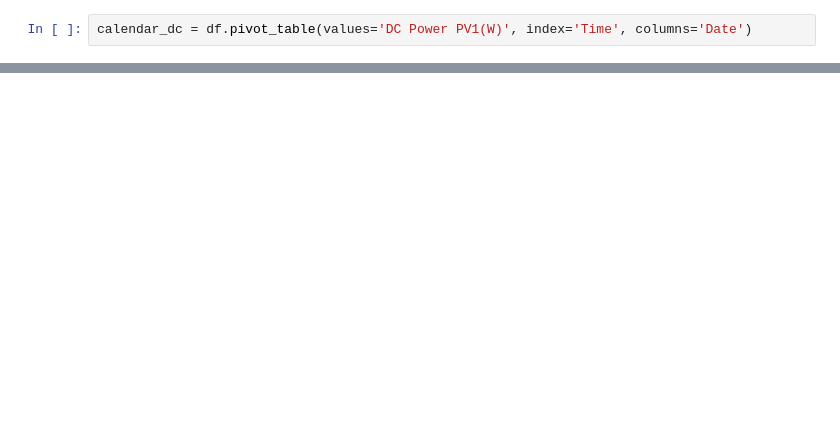
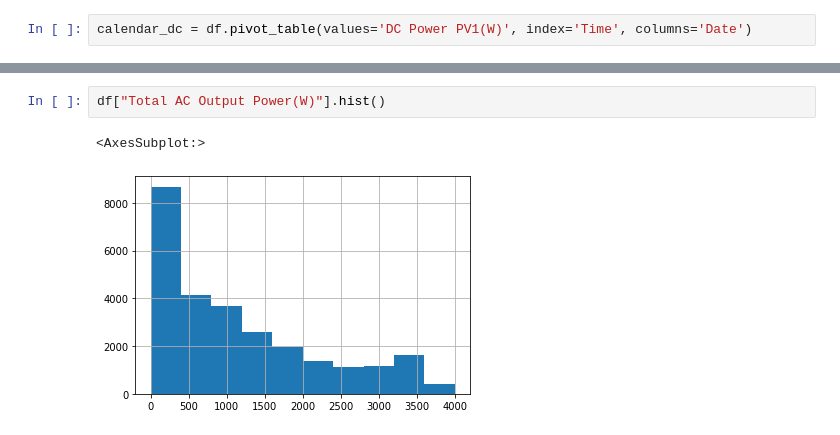
Before and after one commit to oakthyago/Electrical-Demand-Brazil, a Jupyter notebook: photovoltaic-analysis-from-full-of-shadows-system.ipynb, the cells around one changed output, grey strips where cells are left out. Cells and saved outputs as stored; diff of their text form; blank space fills up the shorter version.

```diff
--- a/photovoltaic-analysis-from-full-of-shadows-system.ipynb
+++ b/photovoltaic-analysis-from-full-of-shadows-system.ipynb
@@ -68,0 +74,5 @@ calendar_dc = df.pivot_table(values='DC Power PV1(W)', index='Time', columns='Da
+# %%
+df["Total AC Output Power(W)"].hist()
+# %% [output]
+<AxesSubplot:>
+[figure, added]
```
Also changed, not shown: parts of 5 cells of this notebook.
